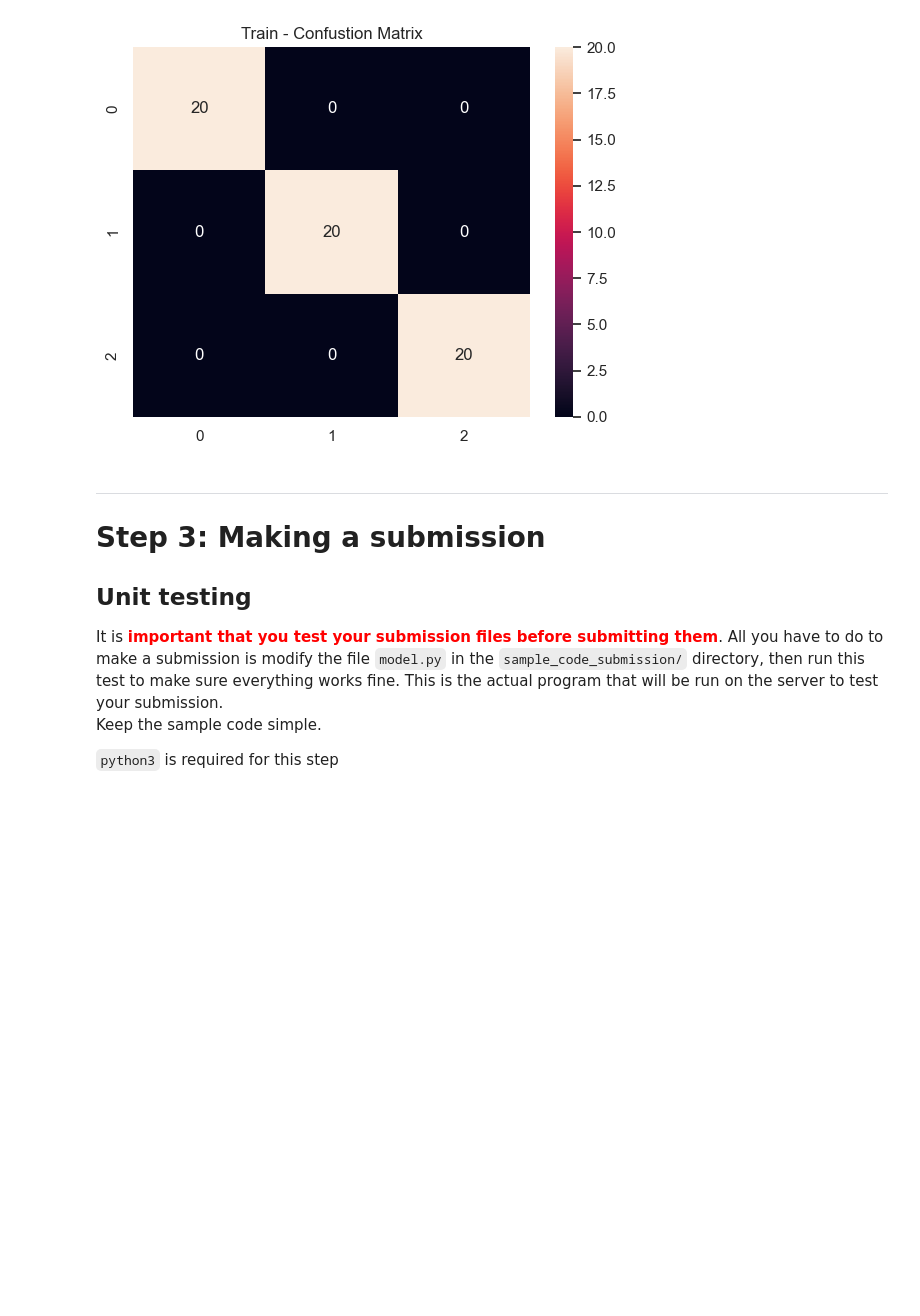
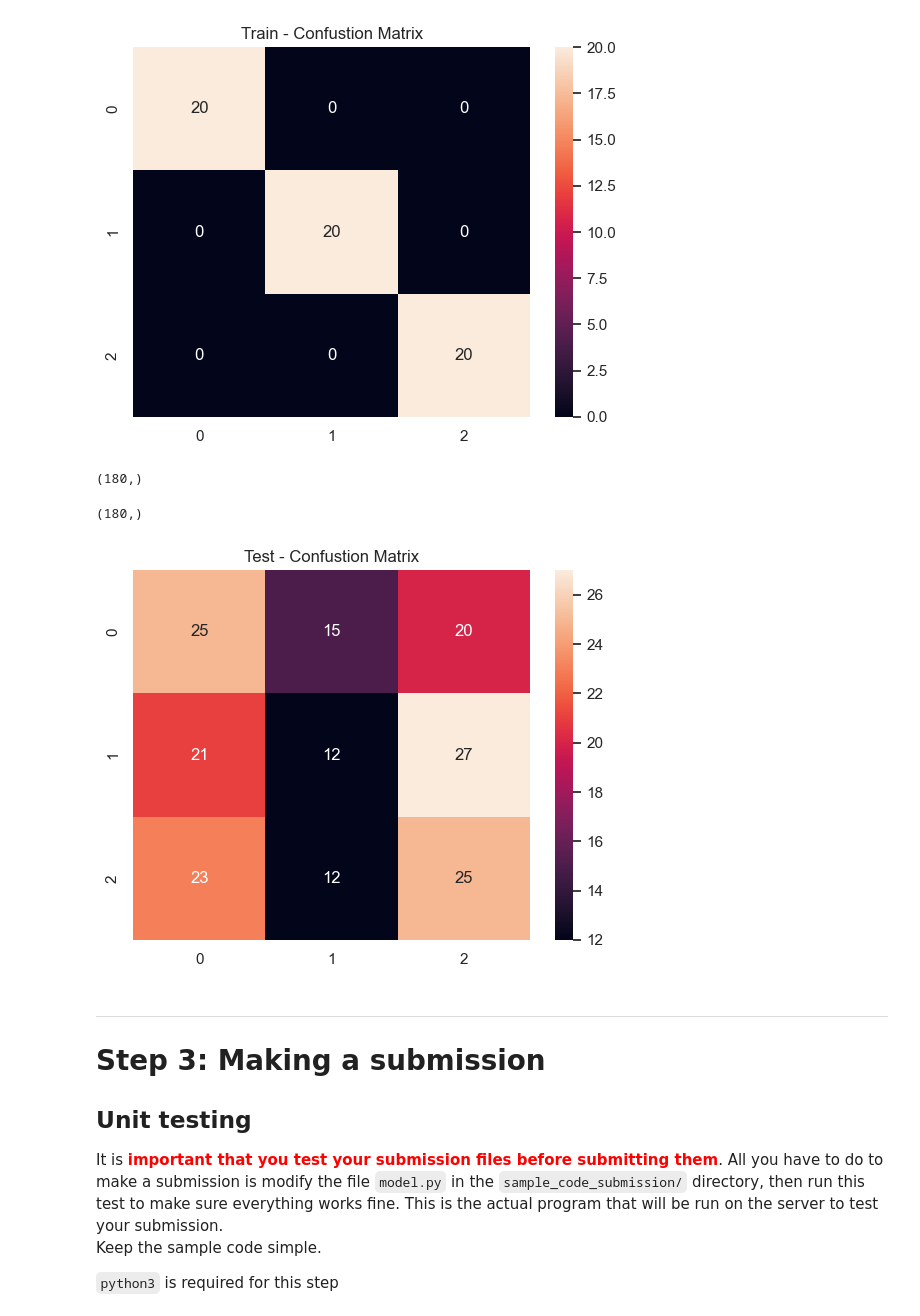
Before and after one commit to fnachalearn/style-trans-fair, a Jupyter notebook: README.ipynb, the cells around one changed output. Cells and saved outputs as stored; diff of their text form; code cells hidden in the pictures; blank space fills up the shorter version.

```diff
--- a/README.ipynb
+++ b/README.ipynb
@@ -331,7 +343,7 @@ from model import model
 an instance of the model (run the constructor) and attempt to reload a previously saved version from `sample_code_submission/`:
 </div>
 # %%
-myModel = model()
+myModel = model(len(data['train_df']['CATEGORY'].unique()),data["train_images"][0].shape)
 trained_model_name = model_dir + data_name
 # Uncomment the next line to re-load an already trained model
 #myModel = myModel.load(trained_model_name)
@@ -415,4 +505,4 @@ You can add here other scores and result visualization.
 # %%
 from sklearn.metrics import confusion_matrix
 
-confusion_matrix = confusion_matrix(Y_TRAIN, Y_hat_train)
+confusion_matrix_train = confusion_matrix(Y_TRAIN, Y_hat_train)
@@ -429,6 +519,24 @@ plt.title("Train - Confustion Matrix")
 plt.show()
 # %% [output]
 [figure]
+# %%
+Y_TEST.shape
+# %% [output]
+(180,)
+# %%
+Y_hat_test.shape
+# %% [output]
+(180,)
+# %%
+confusion_matrix_test = confusion_matrix(Y_TEST, Y_hat_test)
+# %%
+
+df_cm = pd.DataFrame(confusion_matrix_test, range(confusion_matrix_test.shape[0]), range(confusion_matrix_test.shape[1]))
+sns.heatmap(df_cm, annot=True)
+plt.title("Test - Confustion Matrix")
+plt.show()
+# %% [output]
+[figure, added]
 # %% [markdown]
 ***
 # Step 3: Making a submission
```
Also changed, not shown: parts of 16 cells of this notebook, 2 other files.
